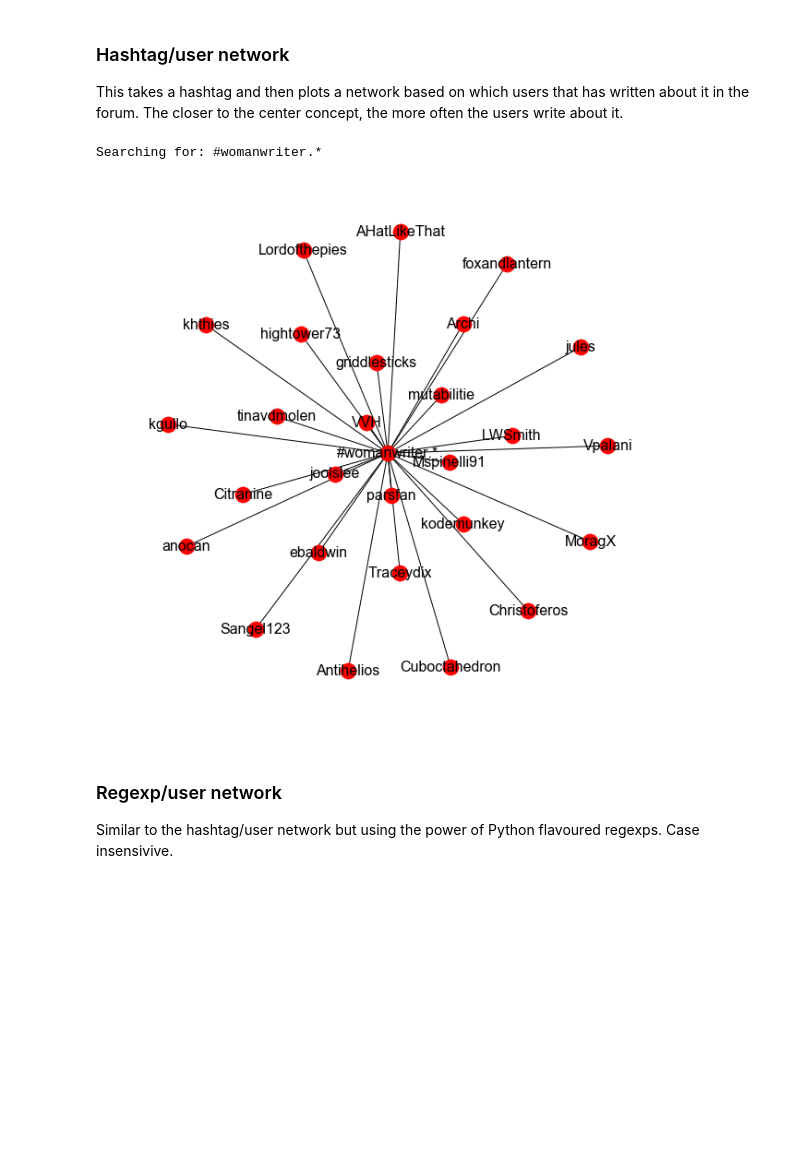
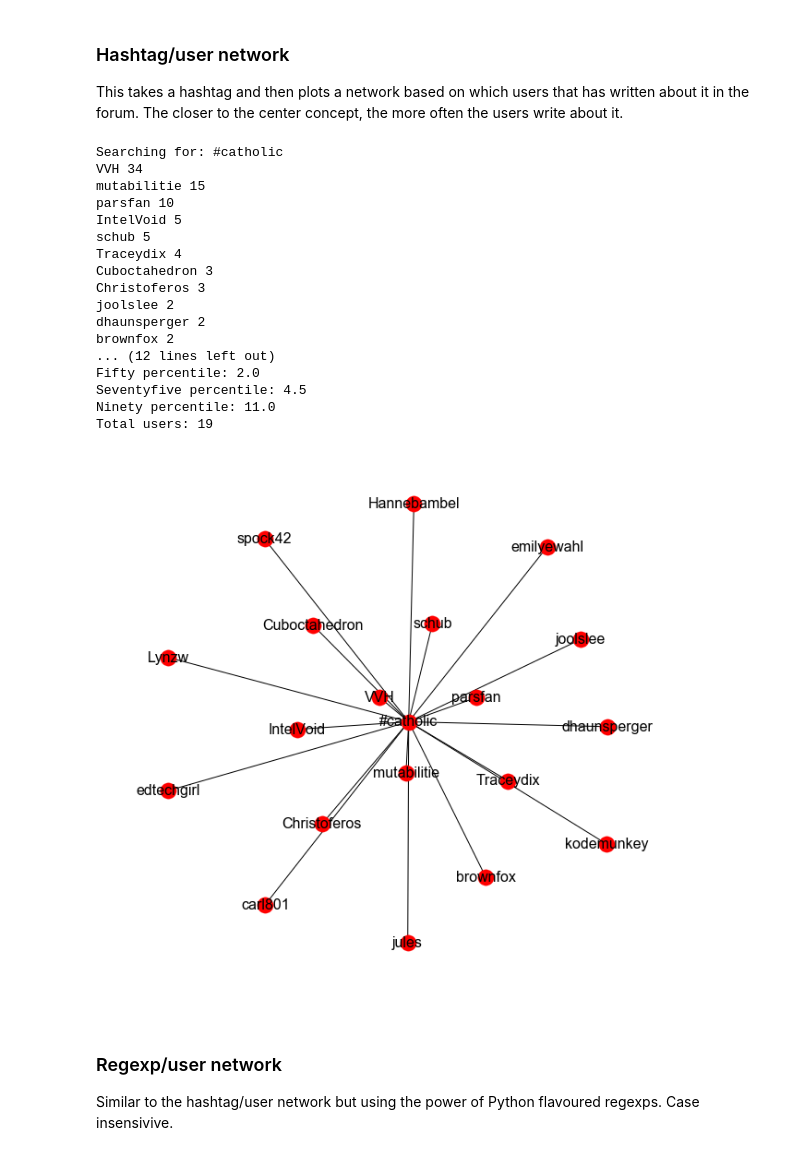
Before and after one commit to christopherkullenberg/talk-analyzer, a Jupyter notebook: shakespearslworldDataAnalysis.ipynb, the cells around one changed output. Drawn from its saved outputs; the diff is of its cells as text; code cells hidden in the pictures; blank space fills up the shorter version.

Commit message:
added percentile calculation

```diff
--- a/shakespearslworldDataAnalysis.ipynb
+++ b/shakespearslworldDataAnalysis.ipynb
@@ -397,10 +375,26 @@ ta.Network.hashtaghashtagnetwork("#packe", df)
 ### Hashtag/user network
 This takes a hashtag and then plots a network based on which users that has written about it in the forum. The closer to the center concept, the more often the users write about it.
 # %%
-ta.Network.hashtagusernetwork("#womanwriter.*", df, plot=True, html=False)
+ta.Network.hashtagusernetwork("#catholic", df, plot=True, html=False)
 # %% [output]
-Searching for: #womanwriter.*
+Searching for: #catholic
+VVH 34
+mutabilitie 15
+parsfan 10
+IntelVoid 5
+schub 5
+Traceydix 4
+Cuboctahedron 3
+Christoferos 3
+joolslee 2
+dhaunsperger 2
+brownfox 2
+... (12 lines left out)
+Fifty percentile: 2.0
+Seventyfive percentile: 4.5
+Ninety percentile: 11.0
+Total users: 19
-[figure, old version]
+[figure, new version]
 # %% [markdown]
 ### Regexp/user network
 Similar to the hashtag/user network but using the power of Python flavoured regexps. Case insensivive.
```
Also changed, not shown: parts of 11 cells of this notebook, 2 other files.
